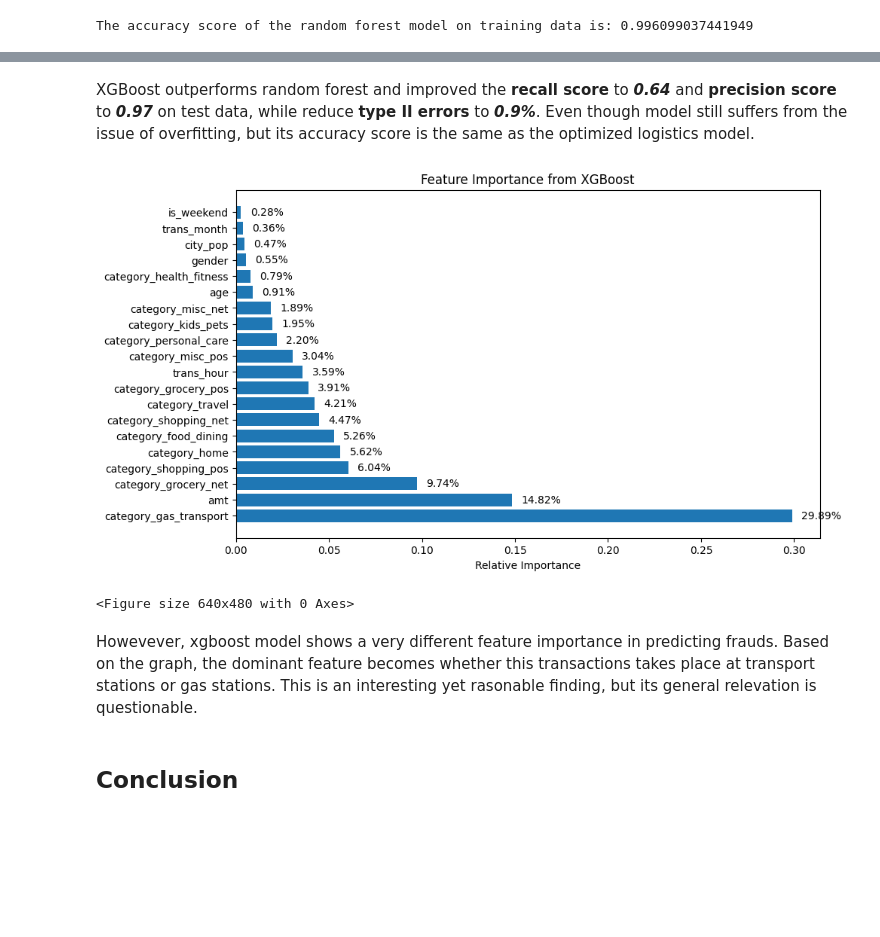
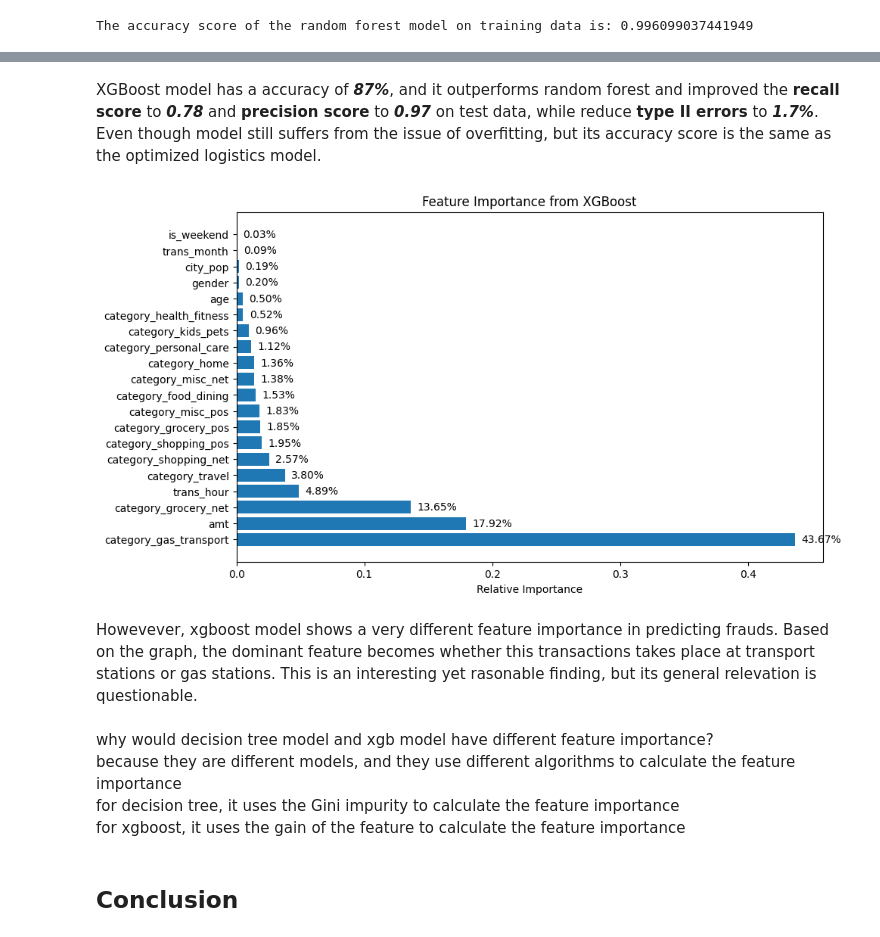
Before and after one commit to kkrit-tinna/fraud_detection, a Jupyter notebook: fraud_detection_analysis.ipynb, the cells around one changed output, grey strips where cells are left out. Cells and saved outputs as stored; diff of their text form; code cells hidden in the pictures; blank space fills up the shorter version.

```diff
--- a/fraud_detection_analysis.ipynb
+++ b/fraud_detection_analysis.ipynb
@@ -1754,3 +1747,21 @@ xgb_model_accuracy = accuracy_score(y_train, train_predictions)
 print(f'The accuracy score of the random forest model on training data is: {xgb_model_accuracy}')
 # %% [output]
 The accuracy score of the random forest model on training data is: 0.996099037441949
+# %%
+# use grid search to find the best parameters for the XGBoost model
+param_grid = {
+    'n_estimators': [50, 100, 200],
+    'max_depth': [3, 5, 7],
+    'learning_rate': [0.01, 0.1, 0.2],
+    'subsample': [0.8, 1.0]
+}
+grid = GridSearchCV(estimator=xgb, param_grid=param_grid, refit=True, verbose=2, n_jobs=-1)
+grid.fit(X_train_scaled, y_train)
+print("Best Parameters:", grid.best_params_)
+# best_xgb = grid.best_estimator_
+# best_xgb.fit(X_train_scaled, y_train)
+# test_predictions = best_xgb.predict(X_test_scaled)
+# print(classification_report(y_test, test_predictions))
+# print(confusion_matrix(y_test, test_predictions))
+# xgb_model_accuracy = accuracy_score(y_test, test_predictions)
+# print(f'The accuracy score of the XGBoost model on test data is: {xgb_model_accuracy}')
@@ -1756,0 +1786,9 @@ The accuracy score of the random forest model on training data is: 0.99609903744
+# %%
+# fit the best parameters to the model using GridSearchCV
+best_xgb = grid.best_estimator_
+best_xgb.fit(X_train_scaled, y_train)
+test_predictions = best_xgb.predict(X_test_scaled)
+print(classification_report(y_test, test_predictions))
+print(confusion_matrix(y_test, test_predictions))
+xgb_model_accuracy = accuracy_score(y_test, test_predictions)
+print(f'The accuracy score of the XGBoost model on test data is: {xgb_model_accuracy}')
@@ -1757,28 +1808,31 @@ The accuracy score of the random forest model on training data is: 0.99609903744
 # %% [markdown]
-XGBoost outperforms random forest and improved the **recall score** to ***0.64*** and **precision score** to ***0.97*** on test data, while reduce **type II errors** to ***0.9%***. Even though model still suffers from the issue of overfitting, but its accuracy score is the same as the optimized logistics model.
+XGBoost model has a accuracy of ***87%***, and it outperforms random forest and improved the **recall score** to ***0.78*** and **precision score** to ***0.97*** on test data, while reduce **type II errors** to ***1.7%***. Even though model still suffers from the issue of overfitting, but its accuracy score is the same as the optimized logistics model.
 # %%
-feature_importance_1 = xgb.feature_importances_
+feature_importance_1 = best_xgb.feature_importances_
 sorted_indices = np.argsort(feature_importance_1)[::-1]
 
 # create a tree plot to visualize the hearchy of features
 plot.figure(figsize=(10, 6))
 plot.title('Feature Importance from XGBoost')
 plot.barh(range(len(X_train_scaled_df.columns)), feature_importance_1[sorted_indices], align='center')
 plot.yticks(range(len(X_train_scaled_df.columns)), X_train_scaled_df.columns[sorted_indices])
 plot.xlabel('Relative Importance')
 for bar in plot.gca().patches:
     width = bar.get_width()
     plot.text(width + 0.005, bar.get_y() + bar.get_height() / 2, f'{width:.2%}', va='center')
 
+plot.savefig('eda_viz/feature_importance_xg.png')
+
 plot.show()
-
-
-plot.savefig('eda_viz/feature_importance_1.png')
 # %% [output]
-[figure, old version]
+[figure, new version]
-<Figure size 640x480 with 0 Axes>
 # %% [markdown]
 Howevever, xgboost model shows a very different feature importance in predicting frauds. Based on the graph, the dominant feature becomes whether this transactions takes place at transport stations or gas stations. This is an interesting yet rasonable finding, but its general relevation is questionable.
+# %% [markdown]
+why would decision tree model and xgb model have different feature importance?<br>
+because they are different models, and they use different algorithms to calculate the feature importance<br>
+for decision tree, it uses the Gini impurity to calculate the feature importance<br>
+for xgboost, it uses the gain of the feature to calculate the feature importance
 # %% [markdown]
 ## Conclusion
 # %% [markdown]
```
Also changed, not shown: parts of 20 cells of this notebook.
